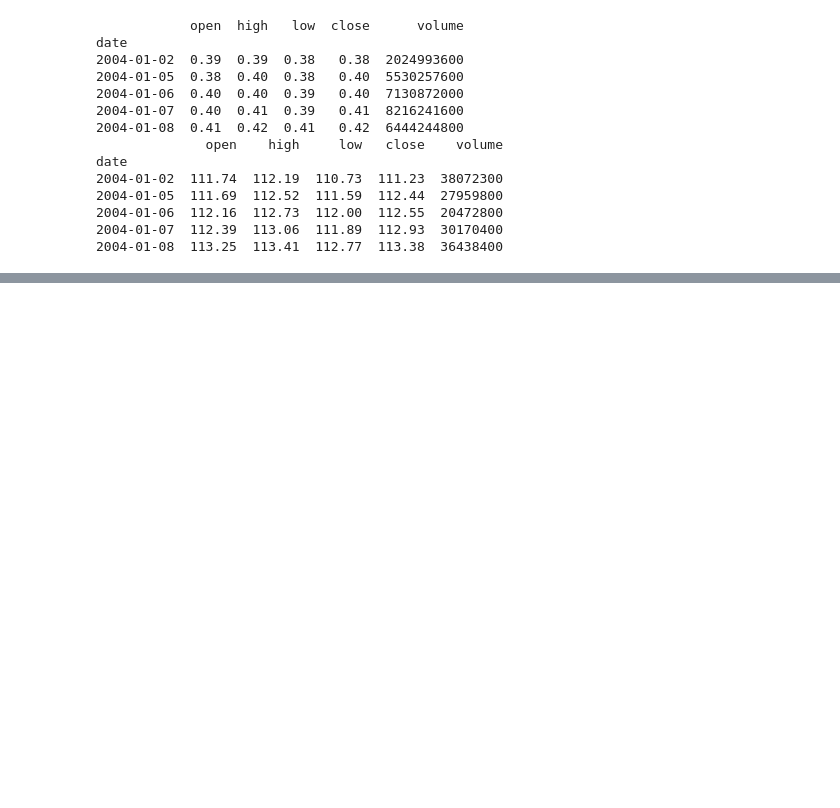
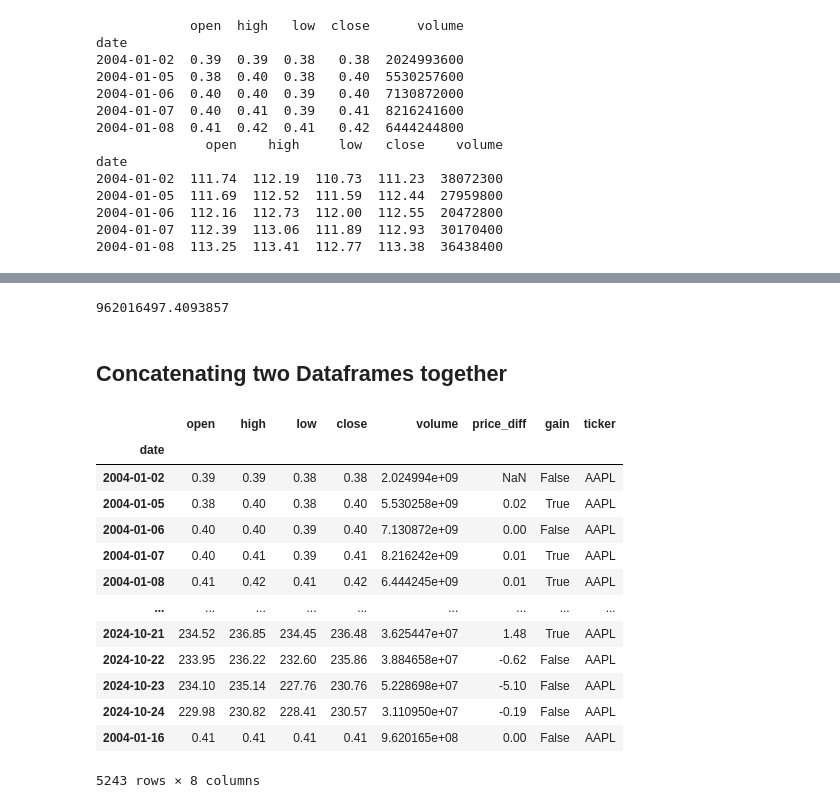
Before and after one commit to MichalPoleszczuk/Books, a Jupyter notebook: Python_for_Algorithmic_Trading_Cookbook/Chapter2/Notes_to_Chapter2.ipynb, the cells around one changed output, grey strips where cells are left out. Drawn from its saved outputs; the diff is of its cells as text; code cells hidden in the pictures; blank space fills up the shorter version.

```diff
--- a/Python_for_Algorithmic_Trading_Cookbook/Chapter2/Notes_to_Chapter2.ipynb
+++ b/Python_for_Algorithmic_Trading_Cookbook/Chapter2/Notes_to_Chapter2.ipynb
@@ -399,3 +399,15 @@ columns = [
 
 asset.columns = columns
 benchmark.columns = columns
+# %%
+# Add new columns with value from aggregate
+asset["price_diff"] = asset.close.diff()
+benchmark["price_diff"] = benchmark.close.diff()
+# %%
+# Adding new columns with a boolean
+asset["gain"] = asset.price_diff > 0
+benchmark["gain"] = benchmark.price_diff > 0
+# %%
+# Adding new column with a string value
+asset["ticker"] = "AAPL"
+benchmark["ticker"] = "SPY"
@@ -401,0 +435,30 @@ benchmark.columns = columns
+# %%
+# Set a single value based on aggregate of values
+asset_2 = asset.copy()
+asset_2.at[
+    asset_2.index[10],
+    "volume"
+] = asset_2.volume.mean()
+# %%
+asset_2.iat[10,4]
+# %% [output]
+962016497.4093857
+# %% [markdown]
+## Concatenating two Dataframes together
+# %%
+pd.concat([asset, asset_2]).drop_duplicates()
+# %% [output]
+|  | open | high | low | close | volume | price_diff | gain | ticker |
+| date |  |  |  |  |  |  |  |  |
+| 2004-01-02 | 0.39 | 0.39 | 0.38 | 0.38 | 2.024994e+09 | NaN | False | AAPL |
+| 2004-01-05 | 0.38 | 0.40 | 0.38 | 0.40 | 5.530258e+09 | 0.02 | True | AAPL |
+| 2004-01-06 | 0.40 | 0.40 | 0.39 | 0.40 | 7.130872e+09 | 0.00 | False | AAPL |
+| 2004-01-07 | 0.40 | 0.41 | 0.39 | 0.41 | 8.216242e+09 | 0.01 | True | AAPL |
+| 2004-01-08 | 0.41 | 0.42 | 0.41 | 0.42 | 6.444245e+09 | 0.01 | True | AAPL |
+| ... | ... | ... | ... | ... | ... | ... | ... | ... |
+| 2024-10-21 | 234.52 | 236.85 | 234.45 | 236.48 | 3.625447e+07 | 1.48 | True | AAPL |
+| 2024-10-22 | 233.95 | 236.22 | 232.60 | 235.86 | 3.884658e+07 | -0.62 | False | AAPL |
+| 2024-10-23 | 234.10 | 235.14 | 227.76 | 230.76 | 5.228698e+07 | -5.10 | False | AAPL |
+| 2024-10-24 | 229.98 | 230.82 | 228.41 | 230.57 | 3.110950e+07 | -0.19 | False | AAPL |
+| 2004-01-16 | 0.41 | 0.41 | 0.41 | 0.41 | 9.620165e+08 | 0.00 | False | AAPL |
+5243 rows × 8 columns
```
Also changed, not shown: parts of 11 cells of this notebook, 2 other files.
